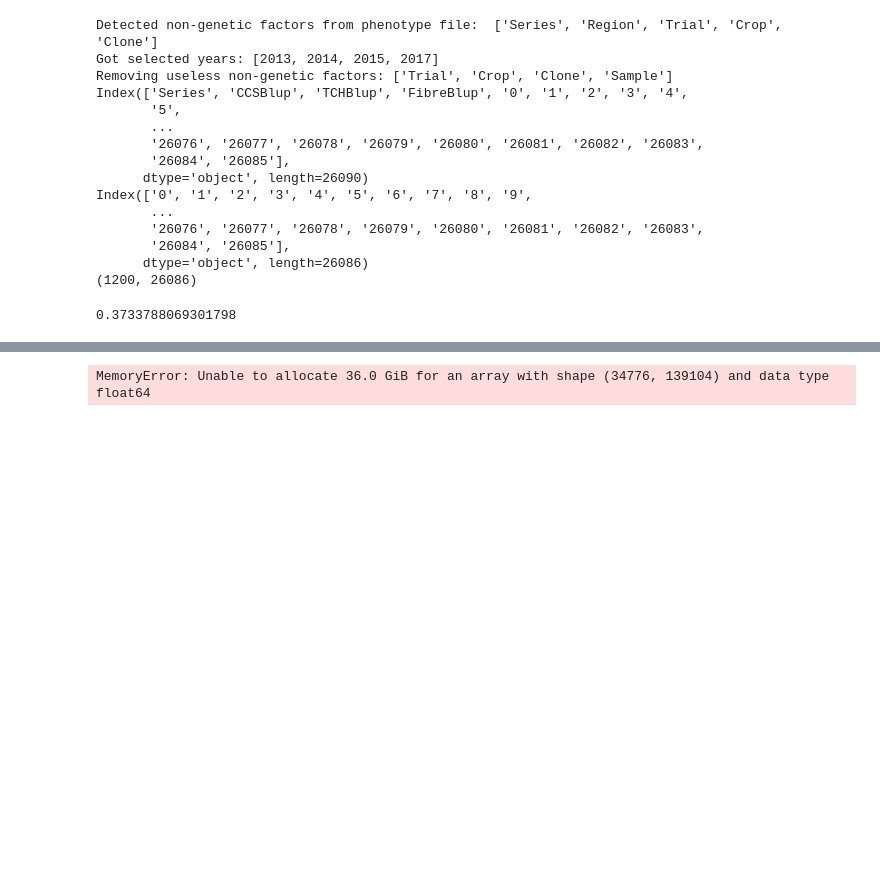
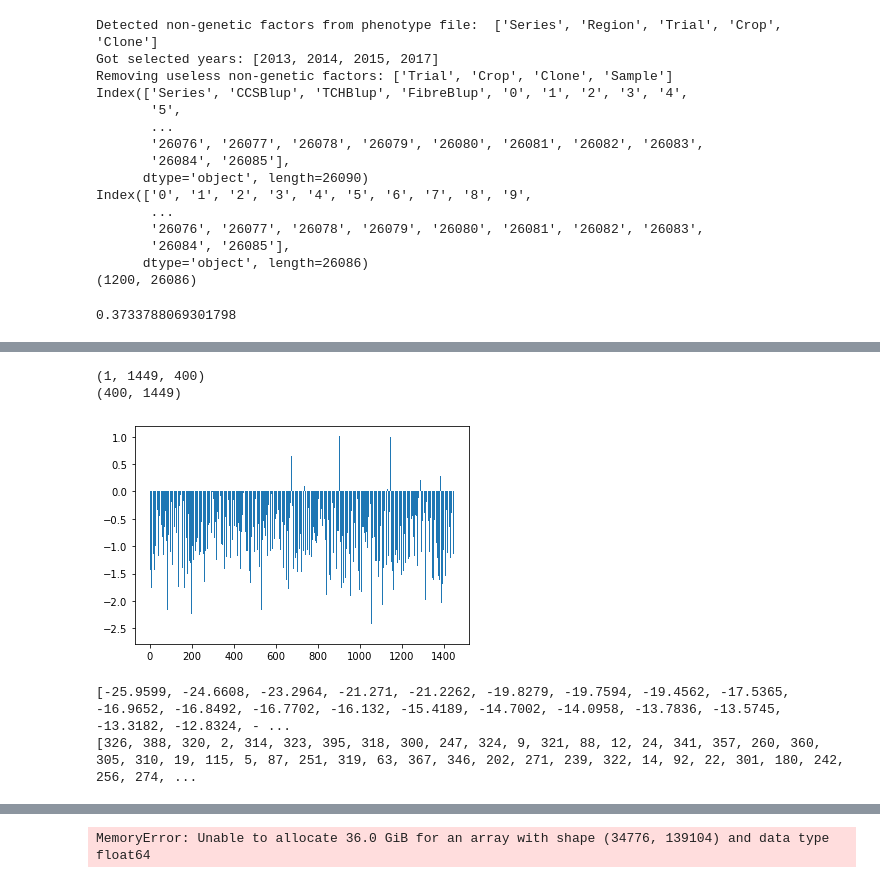
Before and after one commit to CCS-voidBird/PhD_Notebook, a Jupyter notebook: Code/DownStream_Analysis_ML.ipynb, the cells around one changed output, grey strips where cells are left out. Saved outputs shown, nothing was run; the diff lists cells and outputs as text; code cells hidden in the pictures; blank space fills up the shorter version.

```diff
--- a/Code/DownStream_Analysis_ML.ipynb
+++ b/Code/DownStream_Analysis_ML.ipynb
@@ -163,0 +192,20 @@ plt.savefig("../../HPC_Results/CNN/backup/TCH_all_channel_6.png",pad_inches=0.4)
+# %%
+snp_importance = reshaped_img.sum(axis=1)
+print(snp_importance.shape)
+snp_importance = np.reshape(snp_importance,[n,m])
+print(snp_importance.shape)
+fig_imp = plt.figure()
+axe_imp = fig_imp.add_subplot(111)
+img_imp = axe_imp.bar(x=range(m),height=snp_importance[0])
+#plt.savefig("../../HPC_Results/CNN/backup/TCH_all_channel_128_conv_onemb_sample1_numeric.png",pad_inches=0.4)
+# %% [output]
+(1, 1449, 400)
+(400, 1449)
+[figure, added]
+# %%
+print(sorted(valid_targets))
+sorted_index = sorted(range(len(valid_targets.tolist())),key=lambda k:valid_targets.tolist()[k],reverse=True)
+print(sorted_index)
+# %% [output]
+[-25.9599, -24.6608, -23.2964, -21.271, -21.2262, -19.8279, -19.7594, -19.4562, -17.5365, -16.9652, -16.8492, -16.7702, -16.132, -15.4189, -14.7002, -14.0958, -13.7836, -13.5745, -13.3182, -12.8324, - ...
+[326, 388, 320, 2, 314, 323, 395, 318, 300, 247, 324, 9, 321, 88, 12, 24, 341, 357, 260, 360, 305, 310, 19, 115, 5, 87, 251, 319, 63, 367, 346, 202, 271, 239, 322, 14, 92, 22, 301, 180, 242, 256, 274, ...
```
Also changed, not shown: parts of 4 cells of this notebook, 3 other files.
